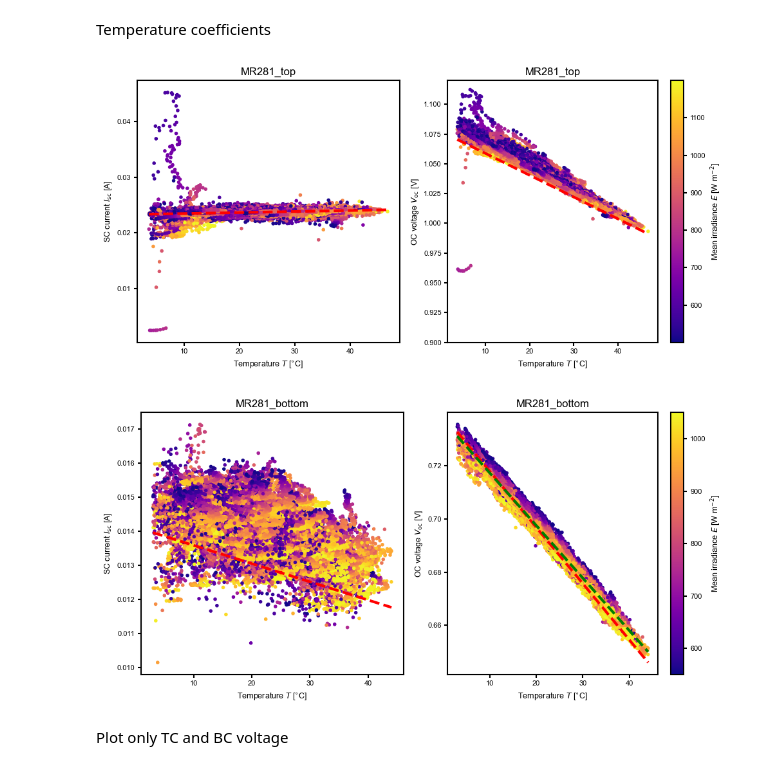
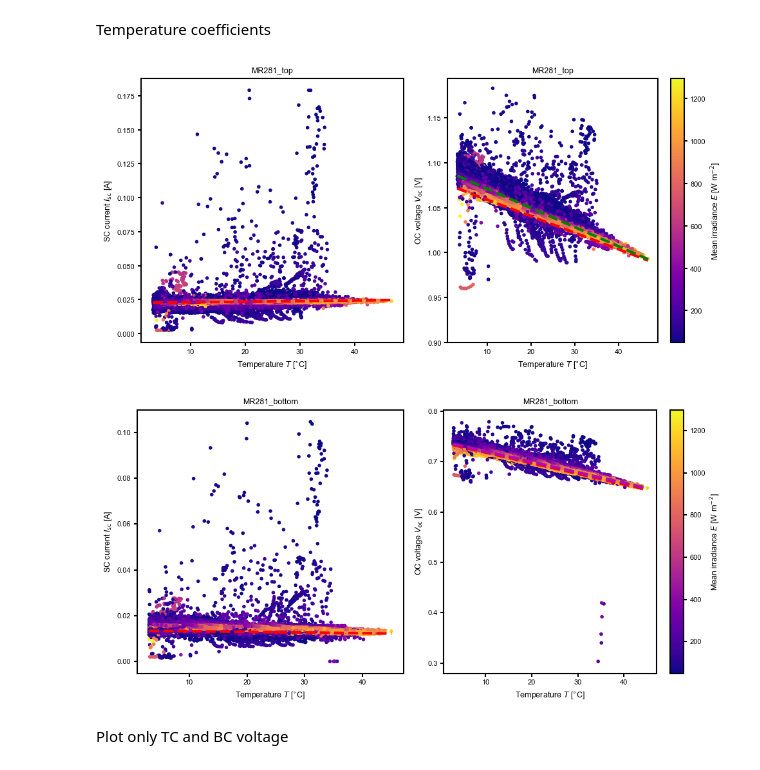
Before and after one commit to roberthilleck/PVcircuit, a Jupyter notebook: notebooks/remodel_iiiv-Si_4T.ipynb, the cells around one changed output. Drawn from its saved outputs; the diff is of its cells as text; code cells hidden in the pictures.

```diff
--- a/notebooks/remodel_iiiv-Si_4T.ipynb
+++ b/notebooks/remodel_iiiv-Si_4T.ipynb
@@ -2207,6 +2206,13 @@ df_module = MR281_top_aligned
 data_filter = (
         (df_module["irrad_mean"] > 500)
         & (df_module["irrad_mean"] < 1200)
+        & (df_module["temp_module_mean"] > 3)
+        & (df_module.index.date != df_module.index.date[0])
+    )
+
+data_filter = (
+        (df_module["irrad_mean"] > 50)
+        & (df_module["irrad_mean"] < 1300)
         & (df_module["temp_module_mean"] > 3)
         & (df_module.index.date != df_module.index.date[0])
     )
@@ -2262,7 +2268,11 @@ axs[1].plot(t_range, voc_fit, "r--", lw=3)
 voc_polyfit = np.polyfit(x, y2, 1)
 # axs[1].plot(t_range, np.polyval(voc_polyfit,t_range), "g--", lw=3)
 
-
+# Robustly fit linear model with RANSAC algorithm
+ransac = linear_model.RANSACRegressor()
+ransac.fit(np.array(x).reshape(-1,1), np.array(y2).reshape(-1,1))
+line_y_ransac = ransac.predict(t_range.reshape(-1,1))
+axs[1].plot(t_range, line_y_ransac, "g--", lw=3)
 
 axs[0].set_xlabel(r"Temperature $T$ [$^{\circ}$C]")
 axs[0].set_ylabel(r"SC current $I_\mathrm{sc}$ [A]")
@@ -2281,7 +2291,7 @@ data_filter = (
 
 df_module = df_module[data_filter]
 # %% [output]
-[figure, old version]
+[figure, new version]
 # %%
 x = []
 y1 = []
@@ -2295,6 +2305,14 @@ data_filter = (
     & (df_module["temp_module_mean"] > 3)
     & (df_module["isc"] * 1000 / df_module["irrad_mean"] > 0.01)
     & (df_module["isc"] * 1000 / df_module["irrad_mean"] < 0.0175)
+    & (df_module.index.date != df_module.index.date[0])
+)
+
+data_filter = (
+    (df_module["irrad_mean"] > 50)
+    & (df_module["irrad_mean"] < 1300)
+    & (df_module["temp_module_mean"] > 3)
+    # & (df_module["isc"] * 1000 / df_module["irrad_mean"] < 0.0175)
     & (df_module.index.date != df_module.index.date[0])
 )
 
@@ -2334,41 +2352,44 @@ t_range = np.linspace(np.min(x), np.max(x), 50)
 tc0 = 25
 isc_t_fit = np.polyfit(np.array(x) - tc0, y1, 1)
 bc_alpha_isc = isc_t_fit[0]
 # ax[0].plot(t_range, bc_alpha_isc*(t_range-25) + isc_t_fit[1], "m--")
 axs[0].plot(t_range, bc_alpha_isc * (t_range - tc0) + isc_25, "r--", lw=3)
 # isc_25 = isc_t_fit[1]
 
+
 voc_fit = []
 for t in t_range:
     bc_eg_t = Si_eg_shift(t, device_bc_eg_25)
     # bc_eg_t = Si_eg_shift(t, Si_bandgap_25)
     # bc_sj.set(Eg=bc_eg_t, TC=t, Jext=bc_alpha_isc * (t - 25) + isc_25)
     bc_sj.set(Eg=bc_eg_t, TC=t, Jext=isc_25)
     voc_fit.append(bc_sj.MPP()["Voc"])
 
 axs[1].plot(t_range, voc_fit, "r--", lw=3)
 
 voc_polyfit = np.polyfit(x, y2, 1)
 axs[1].plot(t_range, np.polyval(voc_polyfit,t_range), "g--", lw=3)
 
+# Robustly fit linear model with RANSAC algorithm
+ransac = linear_model.RANSACRegressor()
+ransac.fit(np.array(x).reshape(-1,1), np.array(y2).reshape(-1,1))
+line_y_ransac = ransac.predict(t_range.reshape(-1,1))
+axs[1].plot(t_range, line_y_ransac, "m--", lw=3)
+
+
+
 axs[0].set_xlabel(r"Temperature $T$ [$^{\circ}$C]")
 axs[0].set_ylabel(r"SC current $I_\mathrm{sc}$ [A]")
 axs[1].set_xlabel(r"Temperature $T$ [$^{\circ}$C]")
 axs[1].set_ylabel(r"OC voltage $V_\mathrm{oc}$ [V]")
 plt.tight_layout()
 
-data_filter = (
-    (df_module["irrad_mean"] > 990)
-    & (df_module["irrad_mean"] < 1010)
-    & (df_module["temp_module_mean"] > 24)
-    & (df_module["temp_module_mean"] < 26)
-    & (df_module.index.date != df_module.index.date[0])
-)
+# axs[1].set_ylim(bottom=0.6)
 
 # axs[1].plot(df_module[data_filter]['temp_module_mean'] + (spec_power_aligned[data_filter] / E0) * (deltaT), df_module[data_filter]['voc'], "rx")
 # axs[1].plot(25, bc_voc, "rx", ms=8)
 # %% [output]
-[figure, old version]
+[figure, new version]
 # %% [markdown]
 Plot only TC and BC voltage
 # %%
```
Also changed, not shown: parts of 34 cells of this notebook.
